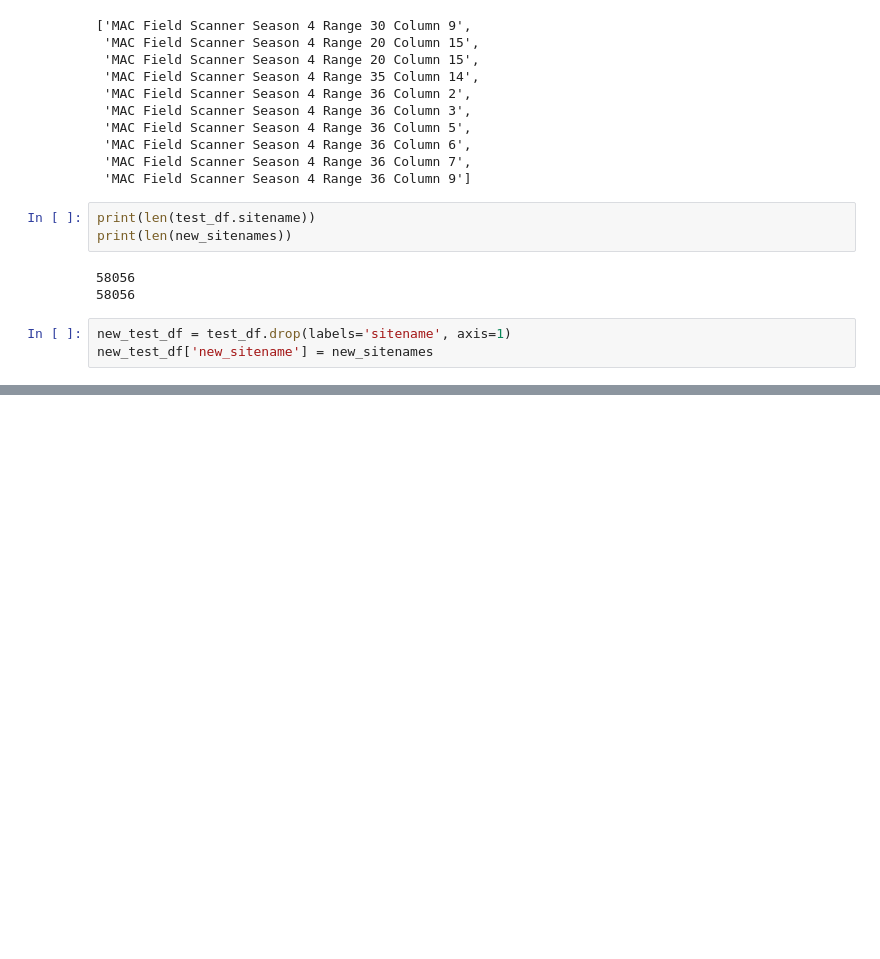
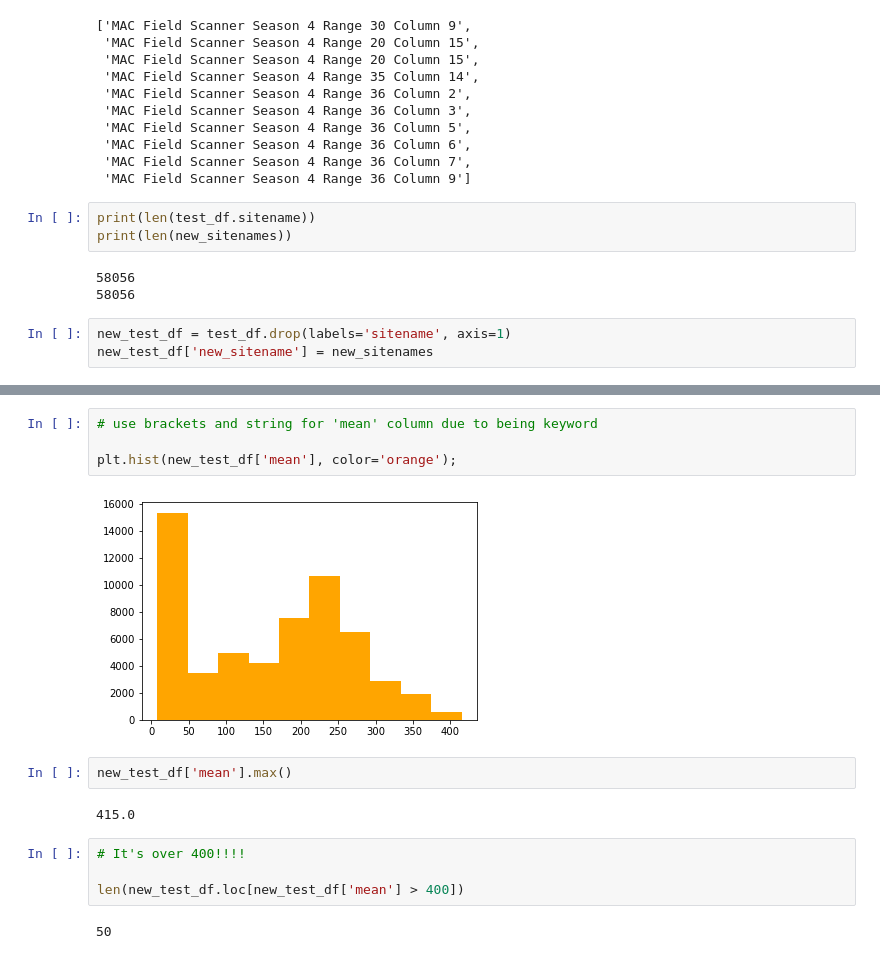
Before and after one commit to genophenoenvo/terraref-datasets, a Jupyter notebook: notebooks/gh5_phenotypes.ipynb, the cells around one changed output, grey strips where cells are left out. Drawn from its saved outputs; the diff is of its cells as text; blank space fills up the shorter version.

```diff
--- a/notebooks/gh5_phenotypes.ipynb
+++ b/notebooks/gh5_phenotypes.ipynb
@@ -855,0 +862,16 @@ new_test_df.head()
+# %%
+# use brackets and string for 'mean' column due to being keyword
+
+plt.hist(new_test_df['mean'], color='orange');
+# %% [output]
+[figure, added]
+# %%
+new_test_df['mean'].max()
+# %% [output]
+415.0
+# %%
+# It's over 400!!!!
+
+len(new_test_df.loc[new_test_df['mean'] > 400])
+# %% [output]
+50
```
Also changed, not shown: parts of 26 cells of this notebook.
